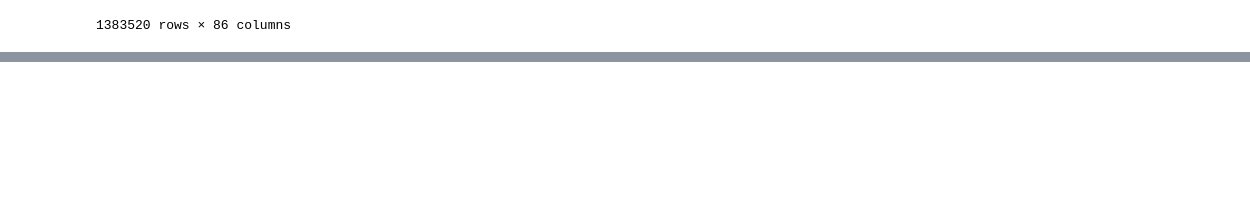
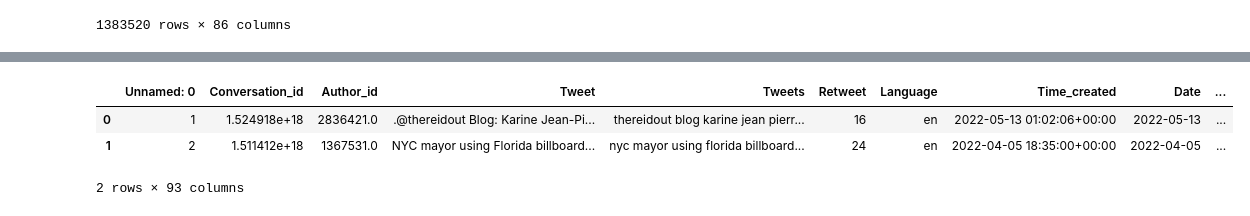
Before and after one commit to shasha920/NLP, a Jupyter notebook: Tweets.ipynb, the cells around one changed output, grey strips where cells are left out. Saved outputs shown, nothing was run; the diff lists cells and outputs as text; code cells hidden in the pictures; blank space fills up the shorter version.

```diff
--- a/Tweets.ipynb
+++ b/Tweets.ipynb
@@ -25,0 +54,4 @@ df
+# %%
+anew = pd.read_csv('ANEW_EnglishShortened.csv').set_index('Word')
+print(anew.shape)
+anew.head()
@@ -25,0 +67,17 @@ df
+# %%
+df_anew_results = df[['Tweets']].apply(lambda x: np.array(
+    [anew.loc[w] for w in x[0].split() if w in anew.index]).sum(axis=0),
+    axis=1, result_type='expand')
+df_anew_results.columns = ['sum_valence', 'sum_arousal', 'sum_dominance']
+df_anew_results.fillna(0, inplace=True)
+df_anew_results = pd.concat([df_anew_results,
+                            pd.DataFrame(df_anew_results.values/df.norm_len.values[:, np.newaxis],
+                                         columns = ['mean_valence', 'mean_arousal', 'mean_dominance'])],
+                            axis=1).fillna(0)
+df = pd.concat([df, df_anew_results], axis=1)
+df.head(2)
+# %% [output]
+|  | Unnamed: 0 | Conversation_id | Author_id | Tweet | Tweets | Retweet | Language | Time_created | Date | ... |
+| 0 | 1 | 1.524918e+18 | 2836421.0 | .@thereidout Blog: Karine Jean-Pi... | thereidout blog karine jean pierr... | 16 | en | 2022-05-13 01:02:06+00:00 | 2022-05-13 | ... |
+| 1 | 2 | 1.511412e+18 | 1367531.0 | NYC mayor using Florida billboard... | nyc mayor using florida billboard... | 24 | en | 2022-04-05 18:35:00+00:00 | 2022-04-05 | ... |
+2 rows × 93 columns
```
Also changed, not shown: parts of 10 cells of this notebook.
